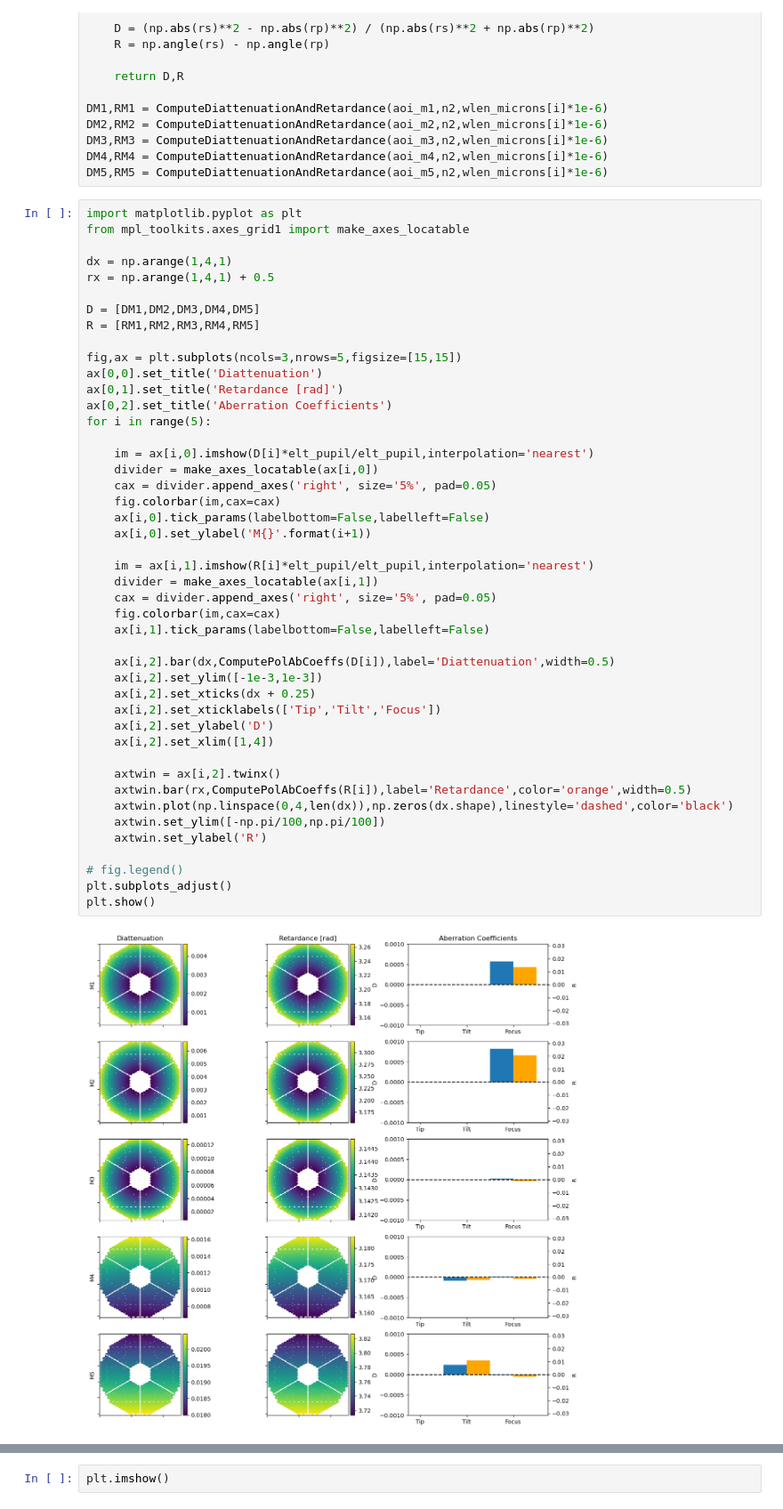
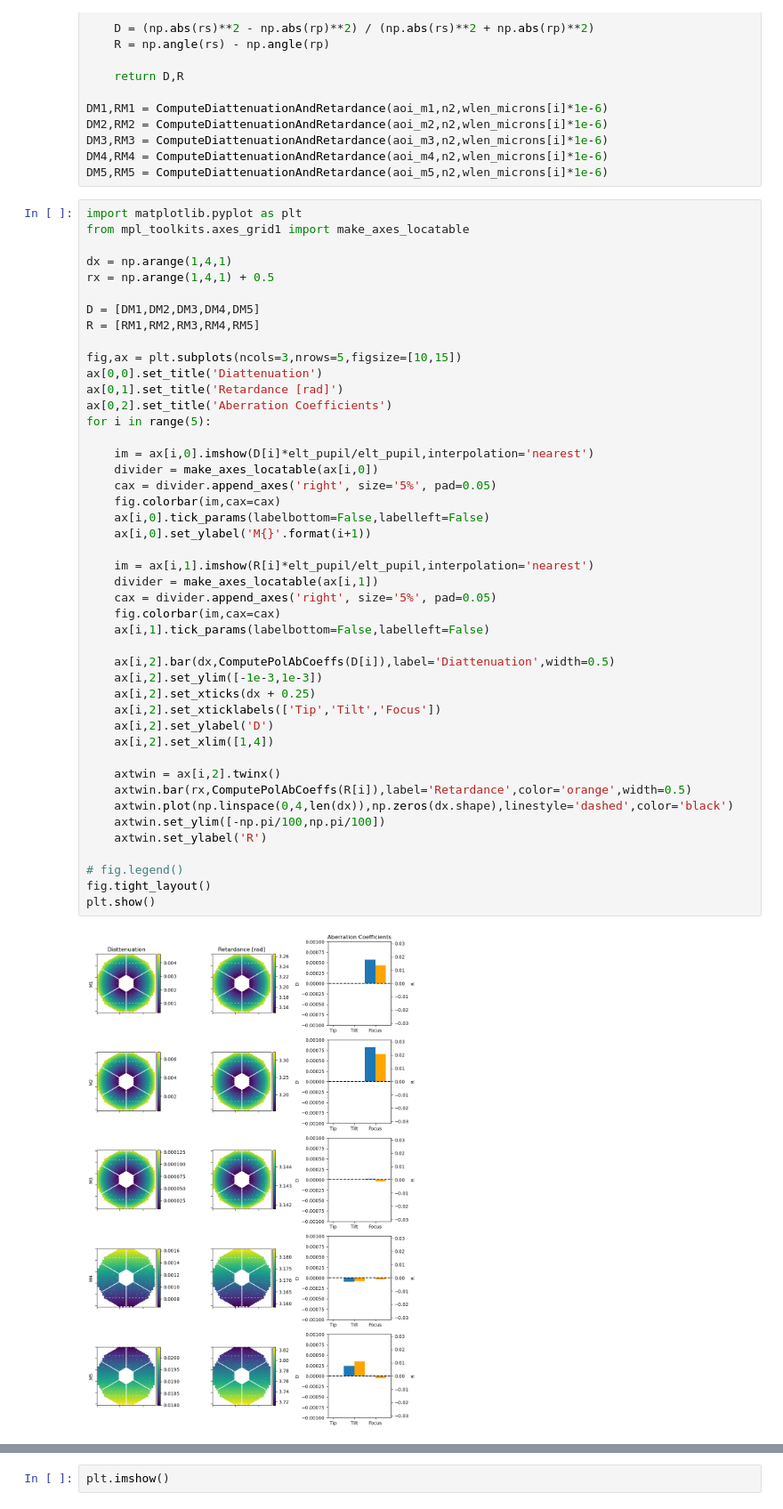
Before and after one commit to Jashcraf/poke, a Jupyter notebook: ELT_Paper_1/ELT/AOI_Dia_Ret/DandRfromAOI.ipynb, the cells around one changed output, grey strips where cells are left out. Shown at 89% size. Cells and saved outputs as stored; diff of their text form.

```diff
--- a/ELT_Paper_1/ELT/AOI_Dia_Ret/DandRfromAOI.ipynb
+++ b/ELT_Paper_1/ELT/AOI_Dia_Ret/DandRfromAOI.ipynb
@@ -55,7 +55,7 @@ rx = np.arange(1,4,1) + 0.5
 D = [DM1,DM2,DM3,DM4,DM5]
 R = [RM1,RM2,RM3,RM4,RM5]
 
-fig,ax = plt.subplots(ncols=3,nrows=5,figsize=[15,15])
+fig,ax = plt.subplots(ncols=3,nrows=5,figsize=[10,15])
 ax[0,0].set_title('Diattenuation')
 ax[0,1].set_title('Retardance [rad]')
 ax[0,2].set_title('Aberration Coefficients')
@@ -63,35 +63,35 @@ for i in range(5):
 
     im = ax[i,0].imshow(D[i]*elt_pupil/elt_pupil,interpolation='nearest')
     divider = make_axes_locatable(ax[i,0])
     cax = divider.append_axes('right', size='5%', pad=0.05)
     fig.colorbar(im,cax=cax)
     ax[i,0].tick_params(labelbottom=False,labelleft=False)
     ax[i,0].set_ylabel('M{}'.format(i+1))
 
     im = ax[i,1].imshow(R[i]*elt_pupil/elt_pupil,interpolation='nearest')
     divider = make_axes_locatable(ax[i,1])
     cax = divider.append_axes('right', size='5%', pad=0.05)
     fig.colorbar(im,cax=cax)
     ax[i,1].tick_params(labelbottom=False,labelleft=False)
 
     ax[i,2].bar(dx,ComputePolAbCoeffs(D[i]),label='Diattenuation',width=0.5)
     ax[i,2].set_ylim([-1e-3,1e-3])
     ax[i,2].set_xticks(dx + 0.25)
     ax[i,2].set_xticklabels(['Tip','Tilt','Focus'])
     ax[i,2].set_ylabel('D')
     ax[i,2].set_xlim([1,4])
 
     axtwin = ax[i,2].twinx()
     axtwin.bar(rx,ComputePolAbCoeffs(R[i]),label='Retardance',color='orange',width=0.5)
     axtwin.plot(np.linspace(0,4,len(dx)),np.zeros(dx.shape),linestyle='dashed',color='black')
     axtwin.set_ylim([-np.pi/100,np.pi/100])
     axtwin.set_ylabel('R')
 
 # fig.legend()
-plt.subplots_adjust()
+fig.tight_layout()
 plt.show()
 # %% [output]
-[figure, old version]
+[figure, new version]
 # %%
 # Try out poppy zernike decomposition
 def ComputePolAbCoeffs(map):
```
Also changed, not shown: parts of 1 cell of this notebook.
